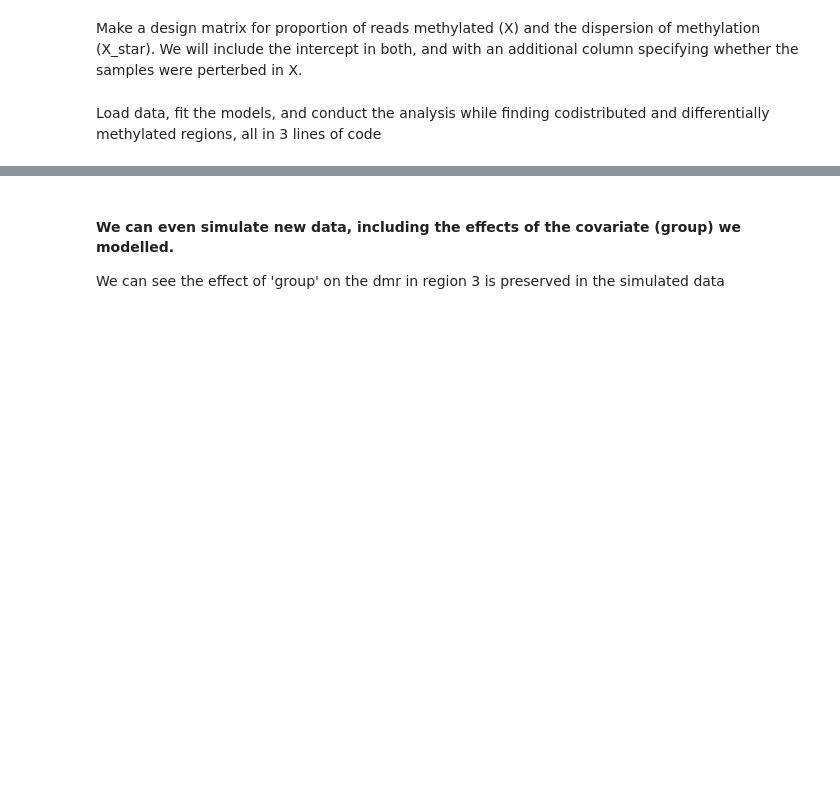
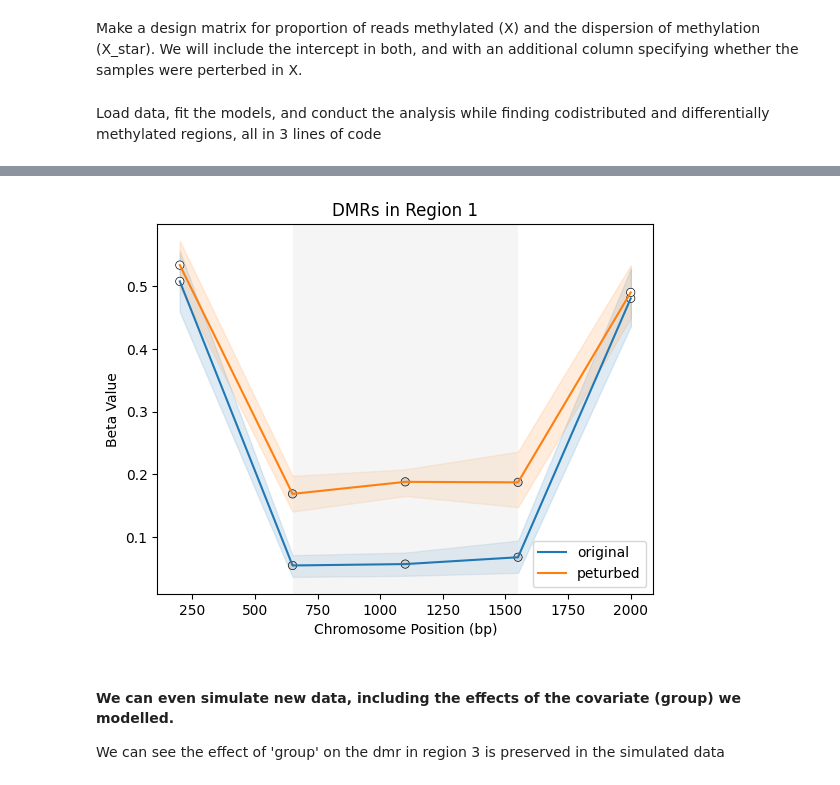
Before and after one commit to AndyCGraham/pyMethTools, a Jupyter notebook: vignettes/vignette.ipynb, the cells around one changed output, grey strips where cells are left out. Saved outputs shown, nothing was run; the diff lists cells and outputs as text; code cells hidden in the pictures; blank space fills up the shorter version.

```diff
--- a/vignettes/vignette.ipynb
+++ b/vignettes/vignette.ipynb
@@ -121,5 +133,7 @@ obj.wald_test("group")
 # %%
-obj.find_codistrib_regions()
+obj.region_plot(1, contrast=np.repeat(["original","peturbed"],15),dmrs=region_res[region_res["emp_fdrs"]<0.05])
+# %% [output]
+[figure, added]
 # %% [markdown]
 #### We can even simulate new data, including the effects of the covariate (group) we modelled.
 We can see the effect of 'group' on the dmr in region 3 is preserved in the simulated data
```
Also changed, not shown: parts of 10 cells of this notebook, 1 other file.
